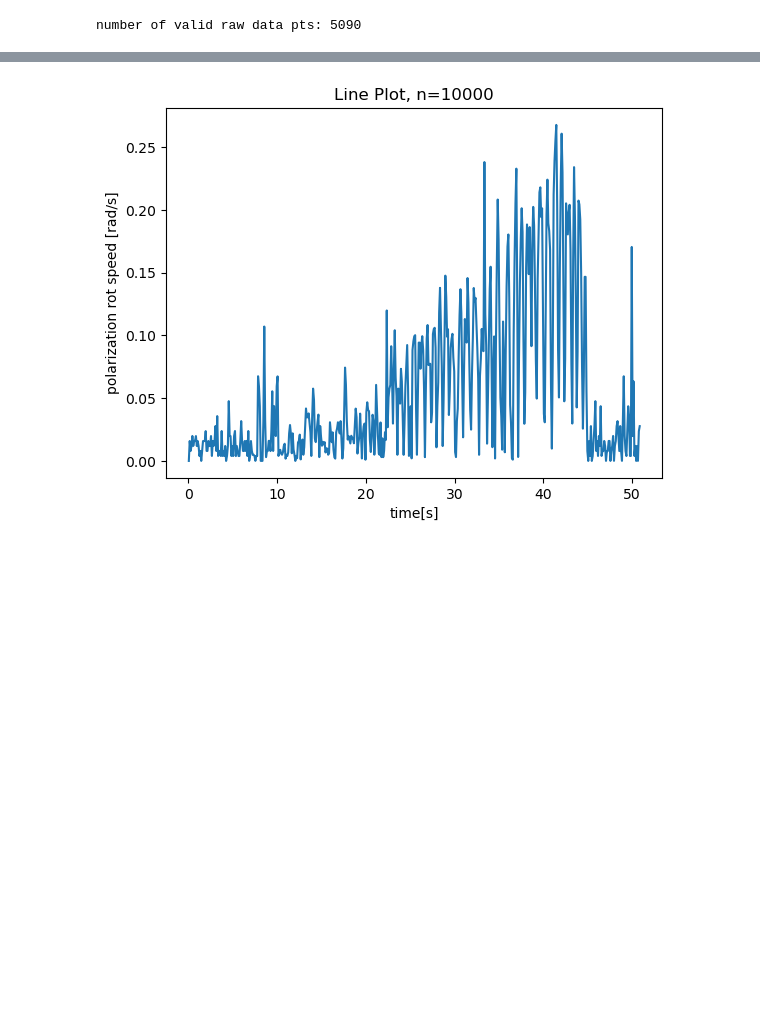
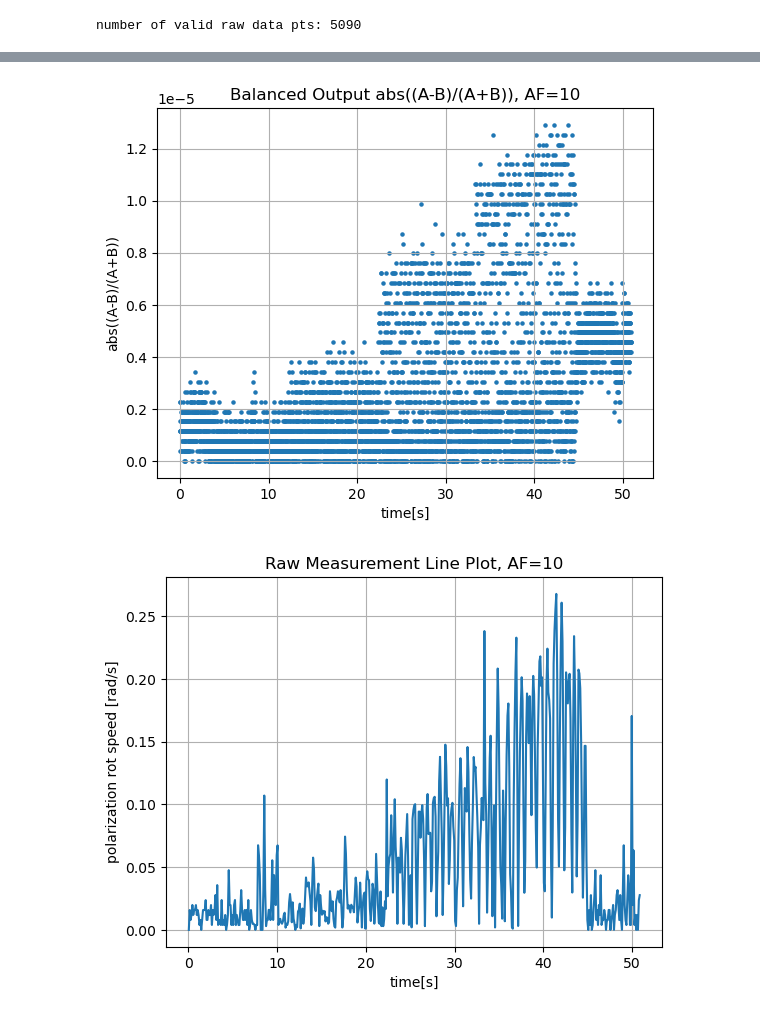
Before and after one commit to zzhou292/optic_sensing, a Jupyter notebook: 0311/10ms-slow/process.ipynb, the cells around one changed output, grey strips where cells are left out. Cells and saved outputs as stored; diff of their text form; code cells hidden in the pictures; blank space fills up the shorter version.

```diff
--- a/0311/10ms-slow/process.ipynb
+++ b/0311/10ms-slow/process.ipynb
@@ -81,12 +98,22 @@ for i in range(len(diff_avg)):
+# %%
+# plot "abs((A-B)/(A+B))" channel output, after average filter
+plt.scatter(global_time_arr_1, global_balanced_arr_1,s=5)
+plt.xlabel("time[s]")
+plt.ylabel("abs((A-B)/(A+B))")
+plt.title("Balanced Output abs((A-B)/(A+B)), AF="+str(n))
+plt.grid("on")
+# %% [output]
+[figure, added]
 # %%
 # Plot Line
 plt.plot(t_avg, global_rot_speed)
+plt.grid("on")
 plt.xlabel("time[s]")
+plt.title("Raw Measurement Line Plot, AF="+str(n))
 plt.ylabel("polarization rot speed [rad/s]")
-plt.title("Line Plot, n=10000")
 plt.show()
 # %% [output]
-[figure, old version]
+[figure, new version]
 # %%
 # Plot Scatter
 plt.scatter(t_avg, global_rot_speed, s=5)
```
Also changed, not shown: parts of 7 cells of this notebook, 2 other files.
